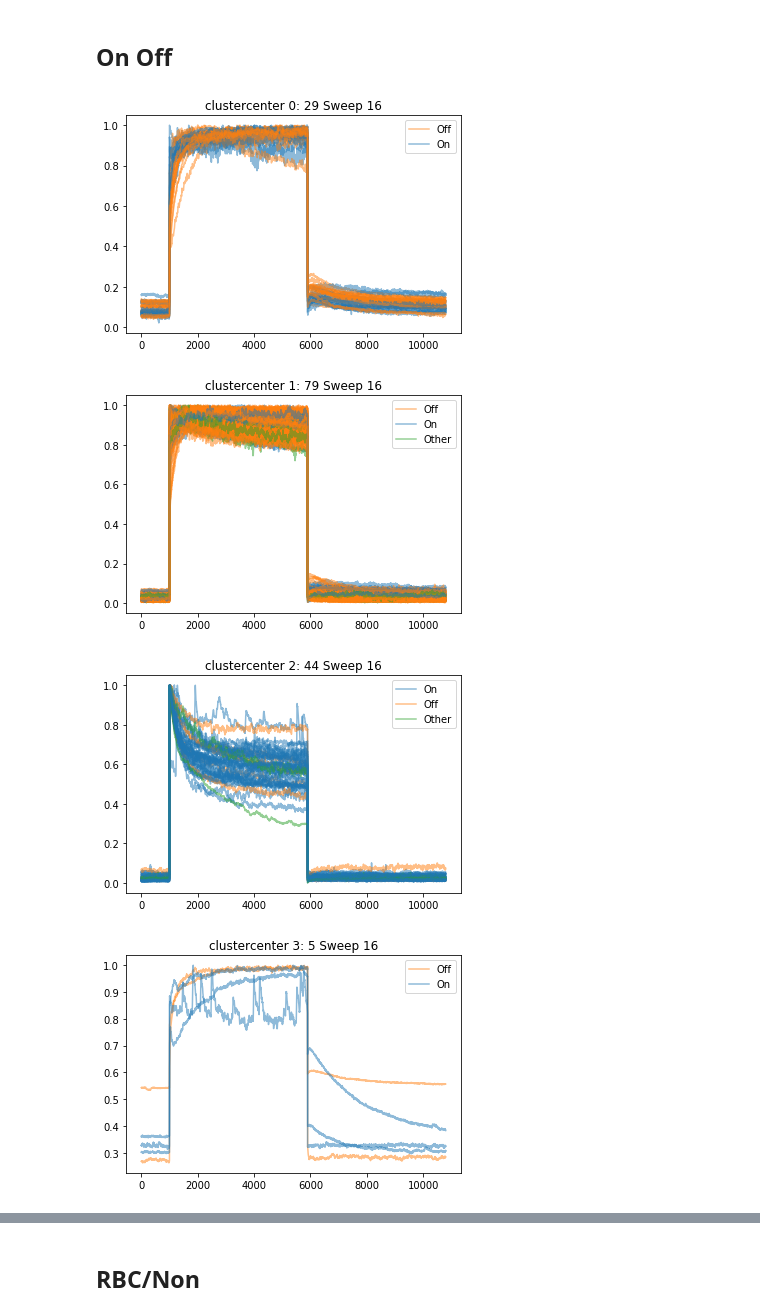
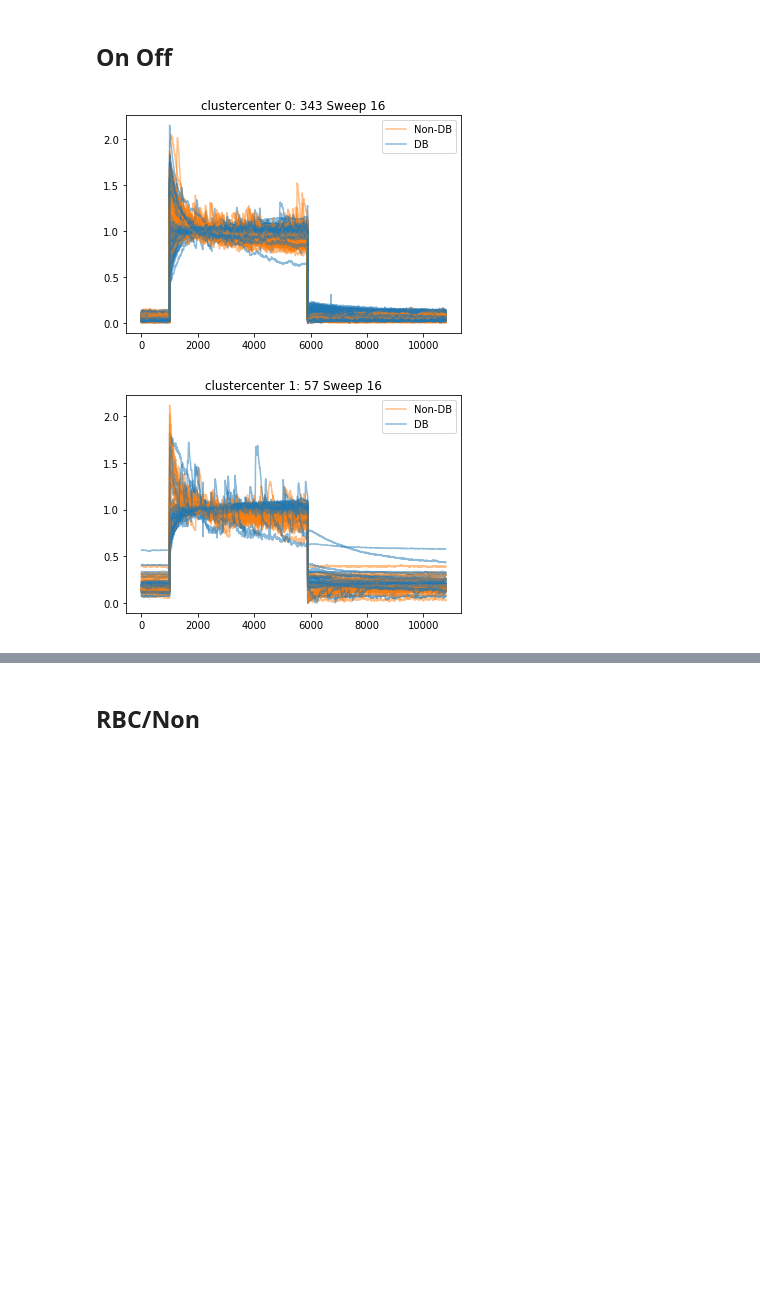
Before and after one commit to AprilMyers/RBC-Clustering, a Jupyter notebook: cell_type_readin.ipynb, the cells around one changed output, grey strips where cells are left out. Cells and saved outputs as stored; diff of their text form; code cells hidden in the pictures; blank space fills up the shorter version.

```diff
--- a/cell_type_readin.ipynb
+++ b/cell_type_readin.ipynb
@@ -12,4 +12,5 @@ imp.reload(utils)
 ## Load and normalize tables_a
 filelist = utils.load_filelist("/home/april/IActData_Export/*")
 tables_a, final_flist = utils.generate_table(filelist, rm_cap=True, return_flist=True)
-tables_a = utils.norm1(tables_a)
+#tables_a = utils.norm1(tables_a)
+tables_a = utils.norm_meandepol_1(tables_a)
@@ -39,5 +37,5 @@ imp.reload(utils)
 # %%
-imp.reload(utils)
 db_categorization, db_labels = utils.mark_cell_categories(cell_labels, 'DB')
-utils.apply_kmeans(2, tables_a, db_categorization, db_labels)
+db_clusters = utils.apply_kmeans(2, tables_a)
+utils.plot_clusters(tables_a, db_clusters, db_categorization, db_labels)
 # %% [output]
@@ -46,11 +44,9 @@ utils.apply_kmeans(2, tables_a, db_categorization, db_labels)
 # %% [markdown]
 ## On Off
 # %%
-imp.reload(utils)
 onoff_categorization, onoff_labels = utils.mark_cell_categories(cell_labels, 'On_Off')
-utils.apply_kmeans(12, tables_a, onoff_categorization, onoff_labels)
+onoff_clusters = utils.apply_kmeans(12, tables_a)
+utils.plot_clusters(tables_a, db_clusters, db_categorization, db_labels)
 # %% [output]
-[figure, old version]
+[figure, new version]
-[figure, old version]
+[figure, new version]
-[figure, removed]
-[figure, removed]
```
Also changed, not shown: parts of 13 cells of this notebook, 1 other file.
